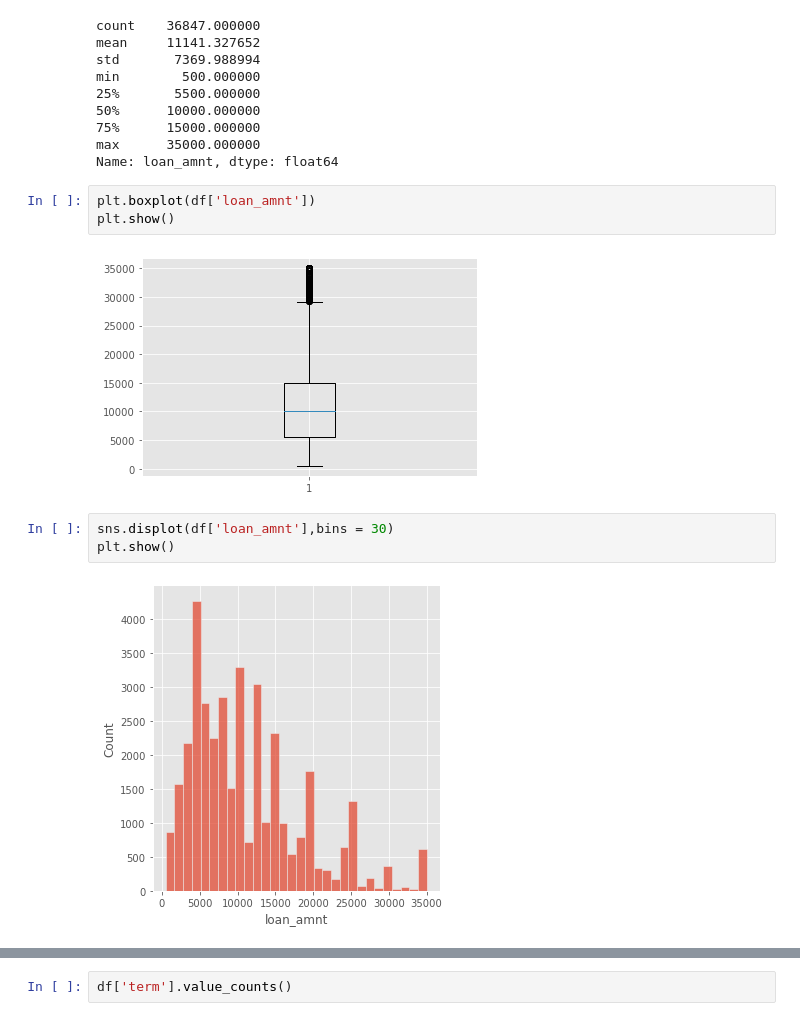
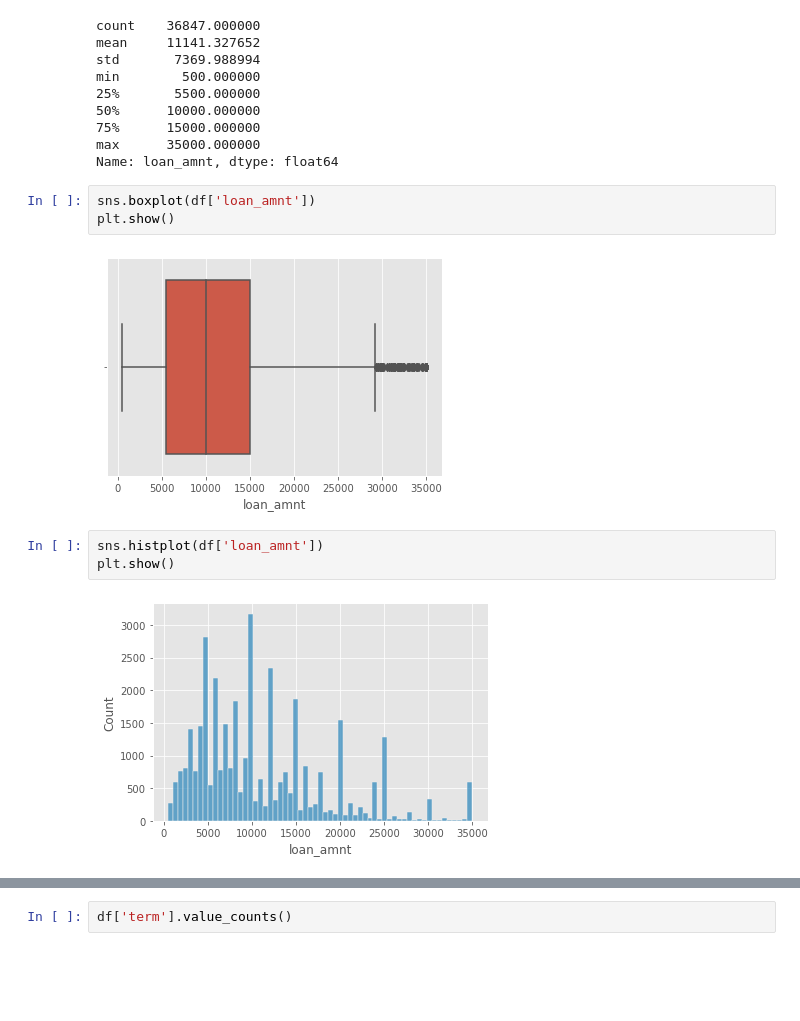
Before and after one commit to 98abhilash/LendingClub, a Jupyter notebook: LendingClubEDA.ipynb, the cells around one changed output, grey strips where cells are left out. Drawn from its saved outputs; the diff is of its cells as text; blank space fills up the shorter version.

```diff
--- a/LendingClubEDA.ipynb
+++ b/LendingClubEDA.ipynb
@@ -606,12 +604,12 @@ min        500.000000
 max      35000.000000
 Name: loan_amnt, dtype: float64
 # %%
-plt.boxplot(df['loan_amnt'])
+sns.boxplot(df['loan_amnt'])
 plt.show()
 # %% [output]
-[figure, old version]
+[figure, new version]
 # %%
-sns.displot(df['loan_amnt'],bins = 30)
+sns.histplot(df['loan_amnt'])
 plt.show()
 # %% [output]
-[figure, old version]
+[figure, new version]
```
Also changed, not shown: parts of 106 cells of this notebook.
